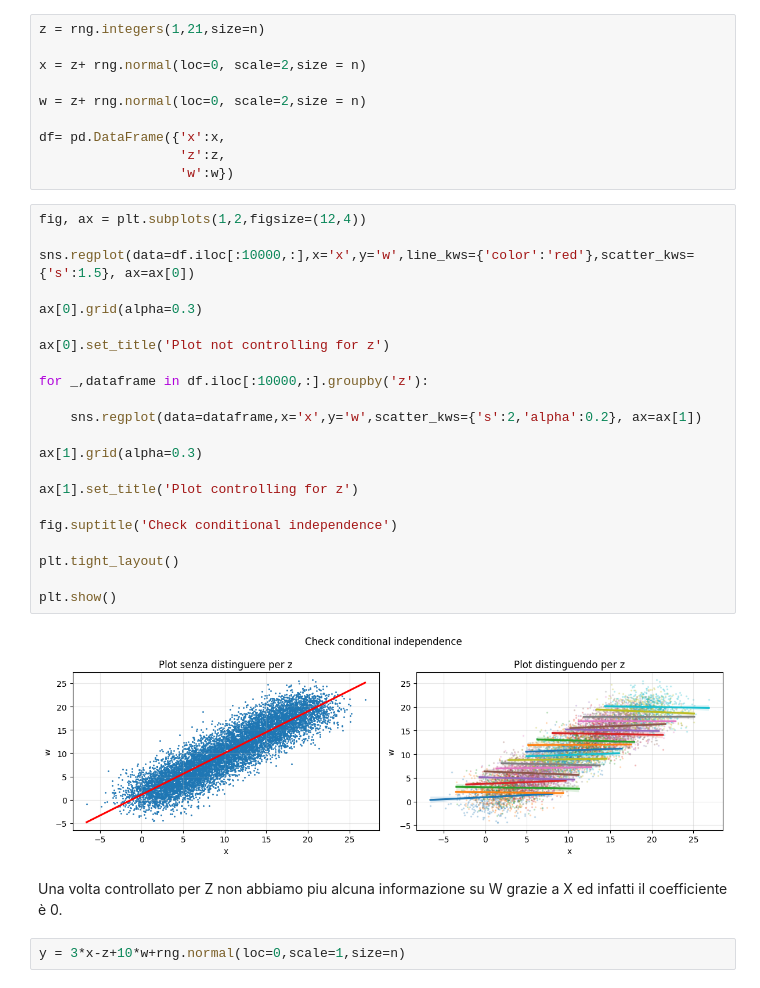
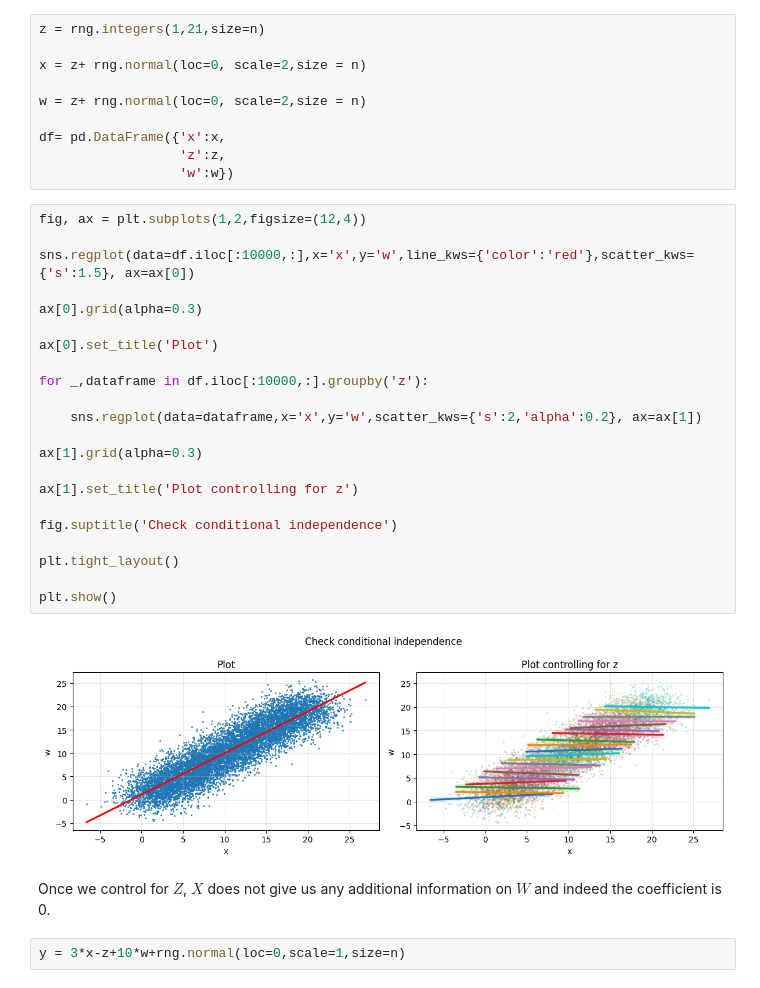
Before and after one commit to LorenzoCasglia/fwl_project, a Jupyter notebook: fwl_and_linearity.ipynb, the cells around one changed output. Cells and saved outputs as stored; diff of their text form.

```diff
--- a/fwl_and_linearity.ipynb
+++ b/fwl_and_linearity.ipynb
@@ -41,29 +41,29 @@ df= pd.DataFrame({'x':x,
 # %%
 fig, ax = plt.subplots(1,2,figsize=(12,4))
 
 sns.regplot(data=df.iloc[:10000,:],x='x',y='w',line_kws={'color':'red'},scatter_kws={'s':1.5}, ax=ax[0])
 
 ax[0].grid(alpha=0.3)
 
-ax[0].set_title('Plot not controlling for z')
+ax[0].set_title('Plot')
 
 for _,dataframe in df.iloc[:10000,:].groupby('z'):
 
     sns.regplot(data=dataframe,x='x',y='w',scatter_kws={'s':2,'alpha':0.2}, ax=ax[1])
 
 ax[1].grid(alpha=0.3)
 
 ax[1].set_title('Plot controlling for z')
 
 fig.suptitle('Check conditional independence')
 
 plt.tight_layout()
 
 plt.show()
 # %% [output]
-[figure, old version]
+[figure, new version]
 # %% [markdown]
-Una volta controllato per Z non abbiamo piu alcuna informazione su W grazie a X ed infatti il coefficiente è 0.
+Once we control for $Z$, $X$ does not give us any additional information on $W$ and indeed the coefficient is 0.
 # %%
 y = 3*x-z+10*w+rng.normal(loc=0,scale=1,size=n)
 # %%
```
Also changed, not shown: parts of 2 cells of this notebook.
